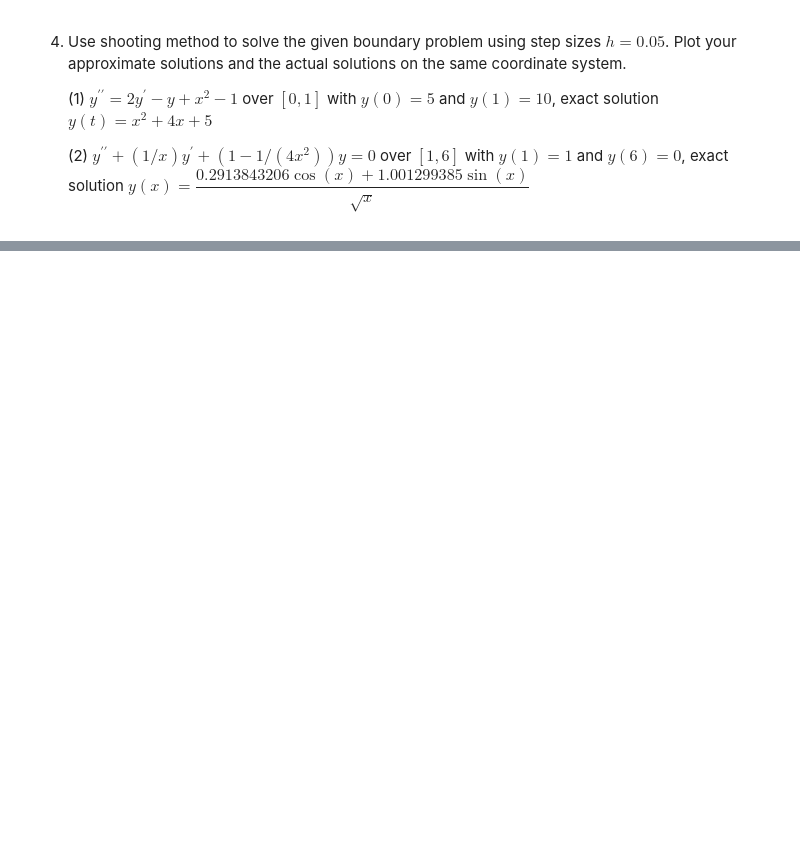
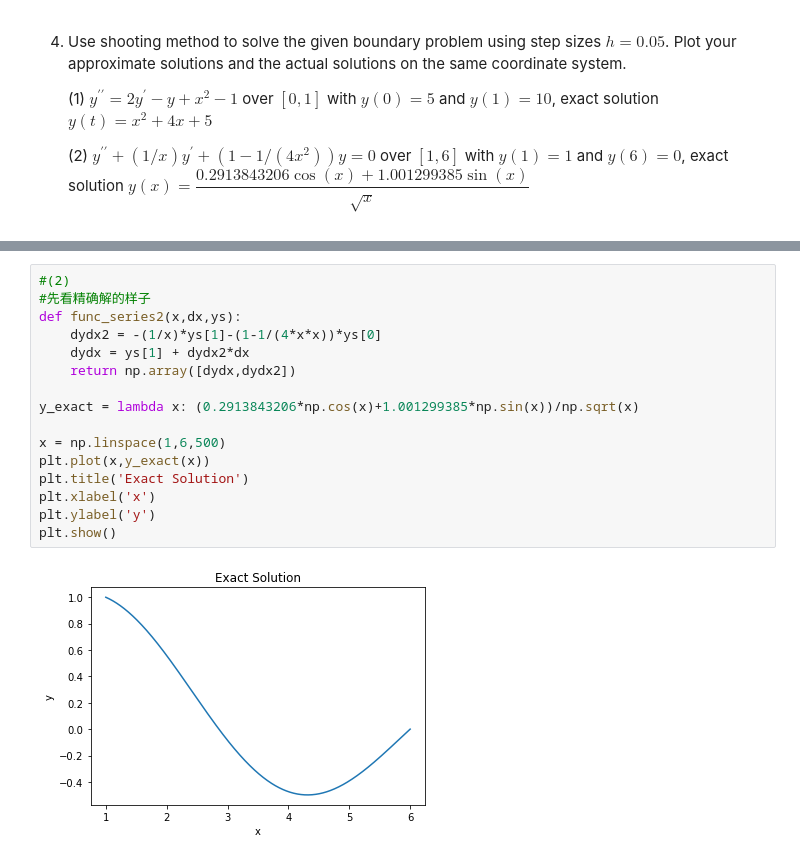
Before and after one commit to Little-old-brother-team/GroupWork, a Jupyter notebook: Week14/第三组-陈丹扬-黄靖涵-张晰.ipynb, the cells around one changed output, grey strips where cells are left out. Drawn from its saved outputs; the diff is of its cells as text; blank space fills up the shorter version.

```diff
--- a/Week14/第三组-陈丹扬-黄靖涵-张晰.ipynb
+++ b/Week14/第三组-陈丹扬-黄靖涵-张晰.ipynb
@@ -203,0 +320,18 @@ Comment: The method used extrapolating method to find the procession velocity wh
+# %%
+#(2)
+#先看精确解的样子
+def func_series2(x,dx,ys):
+    dydx2 = -(1/x)*ys[1]-(1-1/(4*x*x))*ys[0]
+    dydx = ys[1] + dydx2*dx
+    return np.array([dydx,dydx2])
+
+y_exact = lambda x: (0.2913843206*np.cos(x)+1.001299385*np.sin(x))/np.sqrt(x)
+
+x = np.linspace(1,6,500)
+plt.plot(x,y_exact(x))
+plt.title('Exact Solution')
+plt.xlabel('x')
+plt.ylabel('y')
+plt.show()
+# %% [output]
+[figure, added]
```
Also changed, not shown: parts of 11 cells of this notebook.
